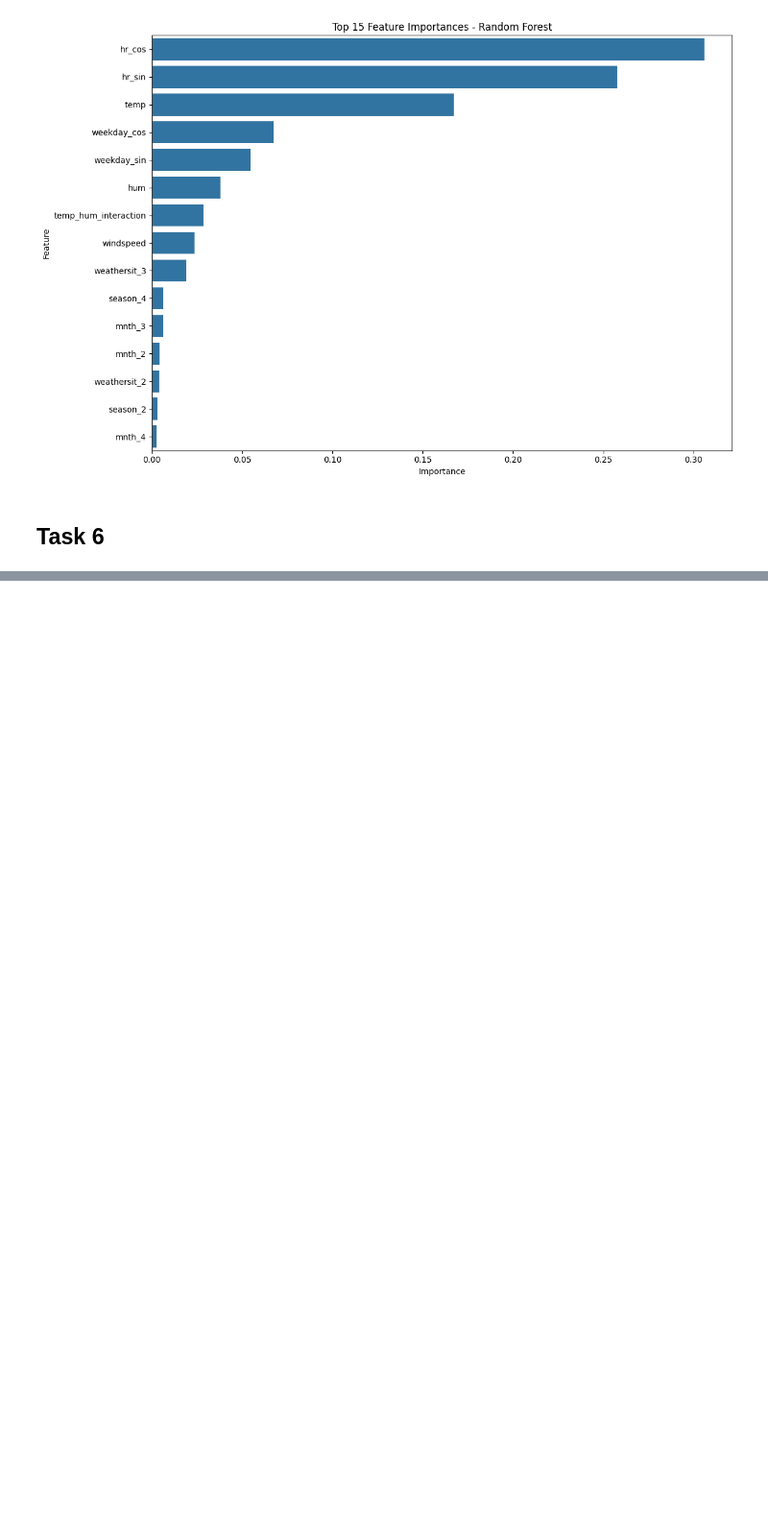
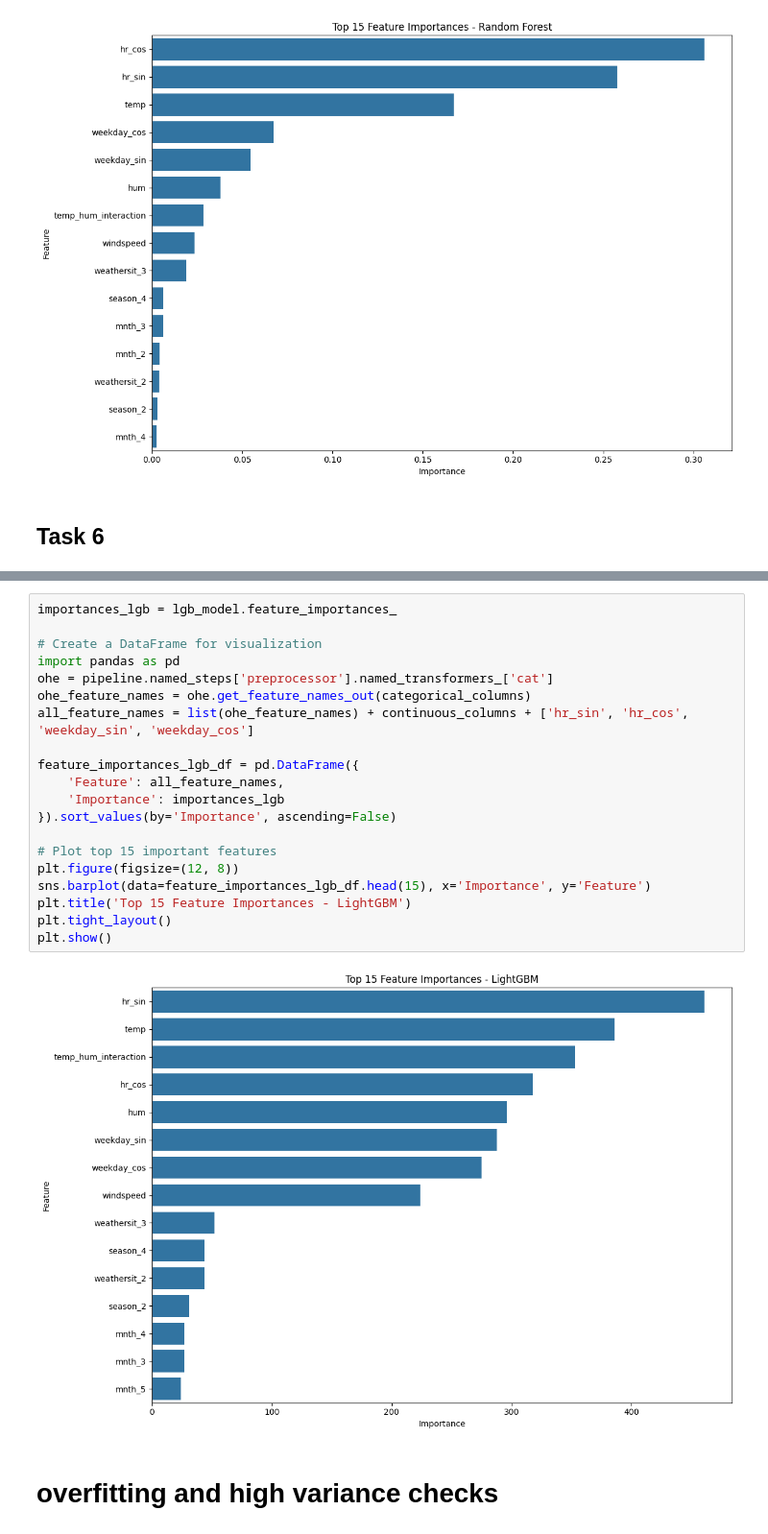
Before and after one commit to Ilincalink/ML-fundamentals-2025, a Jupyter notebook: assignment_2_ilinca_corbu[corbu].ipynb, the cells around one changed output, grey strips where cells are left out. Shown at 96% size. Cells and saved outputs as stored; diff of their text form; blank space fills up the shorter version.

```diff
--- a/assignment_2_ilinca_corbu[corbu].ipynb
+++ b/assignment_2_ilinca_corbu[corbu].ipynb
@@ -466,0 +522,24 @@ ModuleNotFoundError: No module named 'lightgbm'
+# %%
+importances_lgb = lgb_model.feature_importances_
+
+# Create a DataFrame for visualization
+import pandas as pd
+ohe = pipeline.named_steps['preprocessor'].named_transformers_['cat']
+ohe_feature_names = ohe.get_feature_names_out(categorical_columns)
+all_feature_names = list(ohe_feature_names) + continuous_columns + ['hr_sin', 'hr_cos', 'weekday_sin', 'weekday_cos']
+
+feature_importances_lgb_df = pd.DataFrame({
+    'Feature': all_feature_names,
+    'Importance': importances_lgb
+}).sort_values(by='Importance', ascending=False)
+
+# Plot top 15 important features
+plt.figure(figsize=(12, 8))
+sns.barplot(data=feature_importances_lgb_df.head(15), x='Importance', y='Feature')
+plt.title('Top 15 Feature Importances - LightGBM')
+plt.tight_layout()
+plt.show()
+# %% [output]
+[figure, added]
+# %% [markdown]
+# overfitting and high variance checks
```
Also changed, not shown: parts of 13 cells of this notebook.
